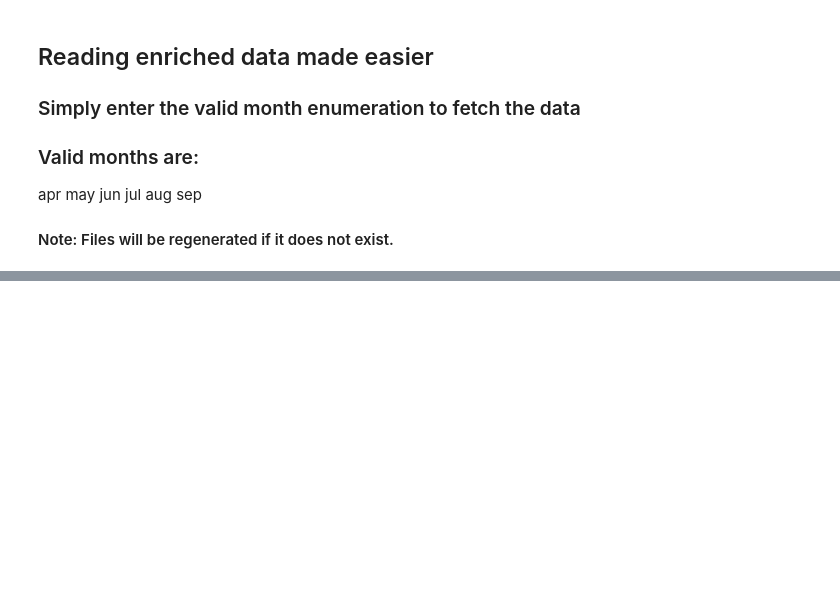
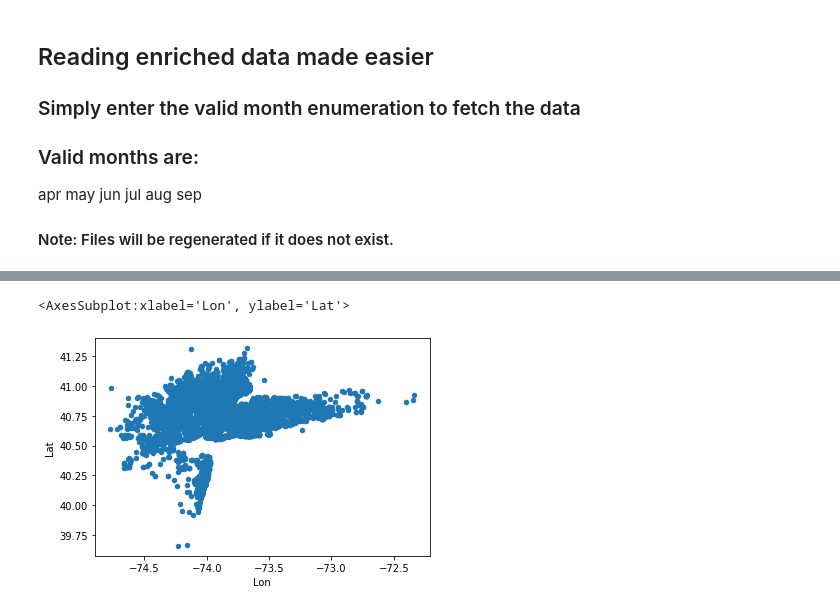
Before and after one commit to krishkribo/ML2020-Uber-Data-Analysis, a Jupyter notebook: Preprocessing/PickleLoadTest.ipynb, the cells around one changed output, grey strips where cells are left out. Saved outputs shown, nothing was run; the diff lists cells and outputs as text; code cells hidden in the pictures; blank space fills up the shorter version.

```diff
--- a/Preprocessing/PickleLoadTest.ipynb
+++ b/Preprocessing/PickleLoadTest.ipynb
@@ -69,0 +49,2 @@ Dataset loaded
+# %%
+df = de.getUberDataforMonth('aug')
@@ -69,0 +58,5 @@ Dataset loaded
+# %%
+ df.plot(kind='scatter', x='Lon', y='Lat')
+# %% [output]
+<AxesSubplot:xlabel='Lon', ylabel='Lat'>
+[figure, added]
```
Also changed, not shown: parts of 9 cells of this notebook, 24 other files.
